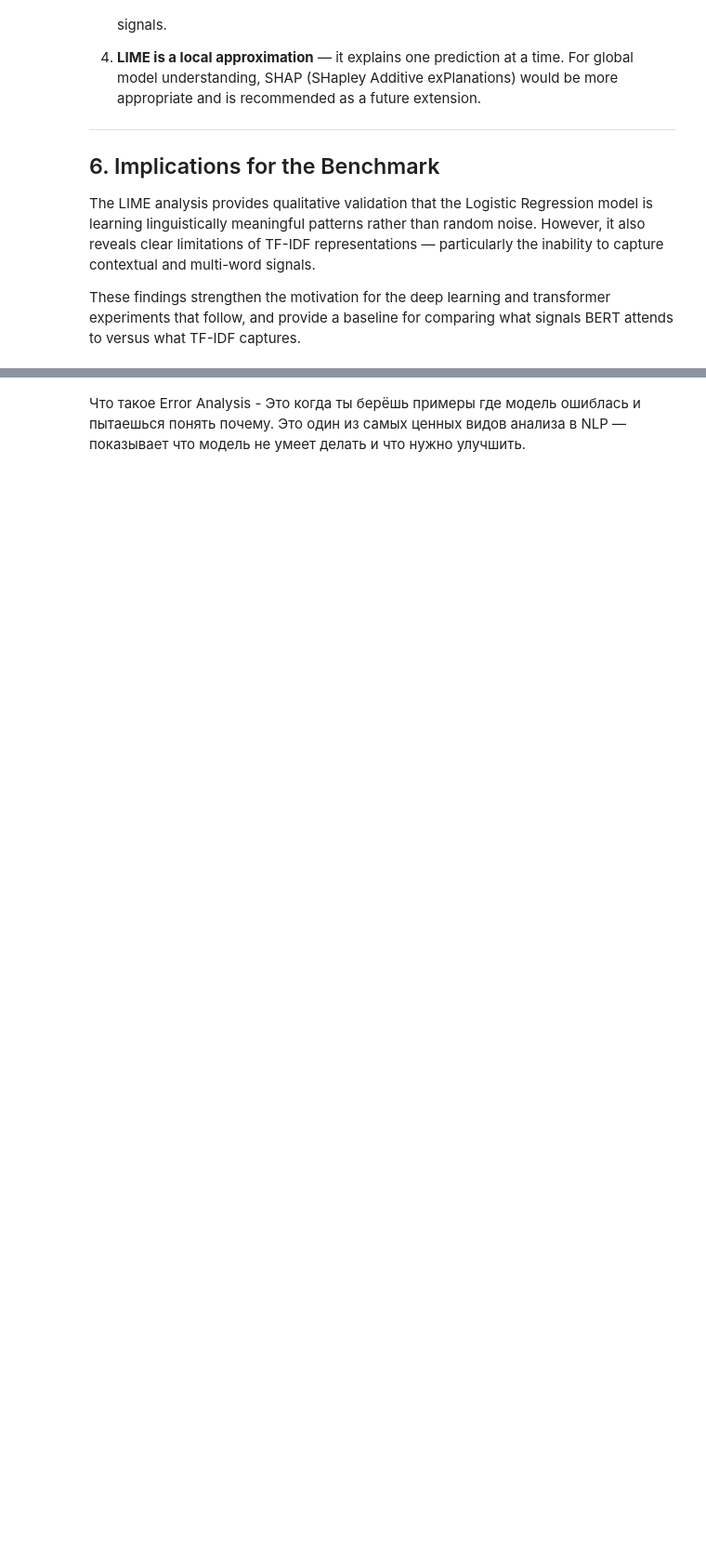
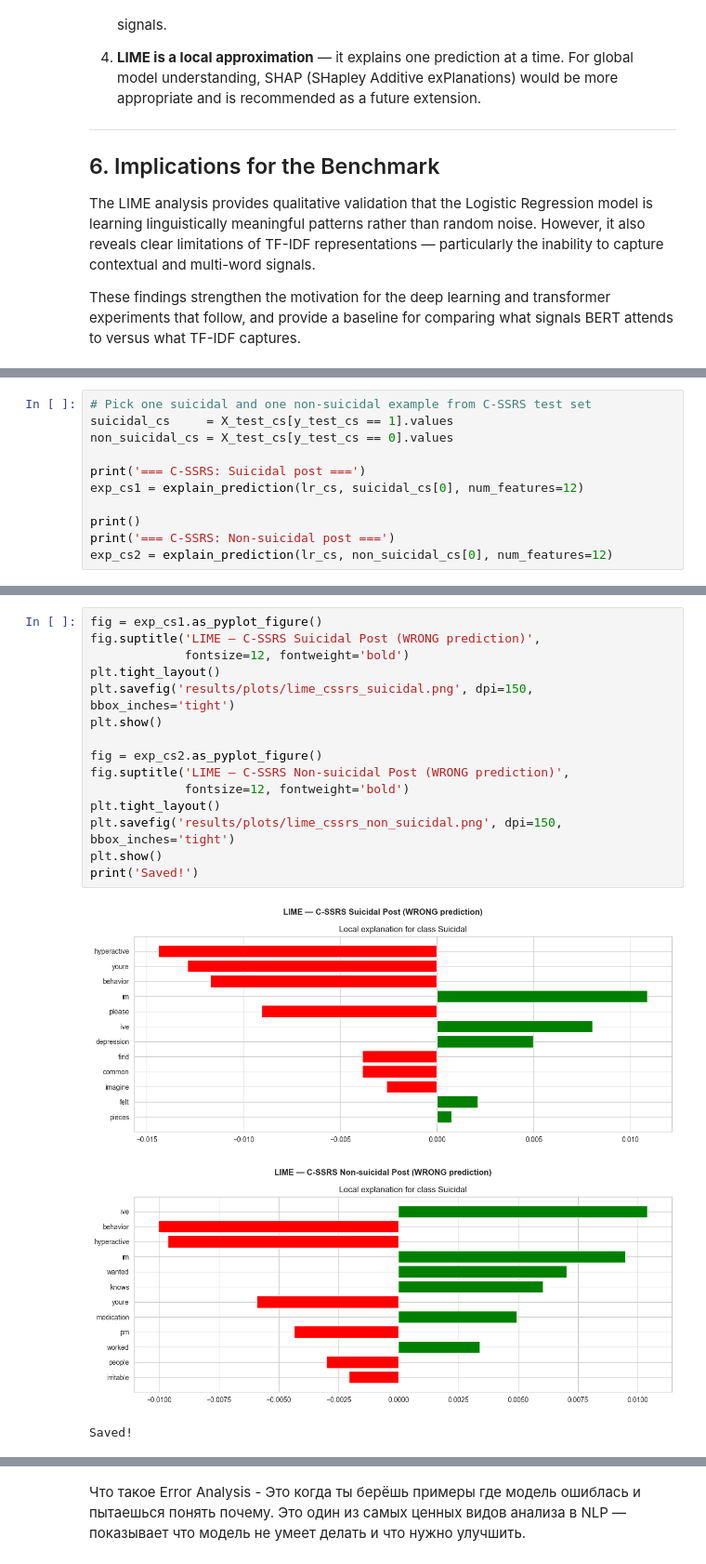
Before and after one commit to alinaerkul/suicidality-nlp, a Jupyter notebook: notebooks/02_ml_results.ipynb, the cells around one changed output, grey strips where cells are left out. Shown at 93% size. Saved outputs shown, nothing was run; the diff lists cells and outputs as text; blank space fills up the shorter version.

Commit message:
Add LIME analysis for C-SSRS dataset

```diff
--- a/notebooks/02_ml_results.ipynb
+++ b/notebooks/02_ml_results.ipynb
@@ -726,0 +765,11 @@ These findings strengthen the motivation for the deep learning and transformer e
+# %%
+# Pick one suicidal and one non-suicidal example from C-SSRS test set
+suicidal_cs     = X_test_cs[y_test_cs == 1].values
+non_suicidal_cs = X_test_cs[y_test_cs == 0].values
+
+print('=== C-SSRS: Suicidal post ===')
+exp_cs1 = explain_prediction(lr_cs, suicidal_cs[0], num_features=12)
+
+print()
+print('=== C-SSRS: Non-suicidal post ===')
+exp_cs2 = explain_prediction(lr_cs, non_suicidal_cs[0], num_features=12)
@@ -726,0 +794,19 @@ These findings strengthen the motivation for the deep learning and transformer e
+# %%
+fig = exp_cs1.as_pyplot_figure()
+fig.suptitle('LIME — C-SSRS Suicidal Post (WRONG prediction)',
+             fontsize=12, fontweight='bold')
+plt.tight_layout()
+plt.savefig('results/plots/lime_cssrs_suicidal.png', dpi=150, bbox_inches='tight')
+plt.show()
+
+fig = exp_cs2.as_pyplot_figure()
+fig.suptitle('LIME — C-SSRS Non-suicidal Post (WRONG prediction)',
+             fontsize=12, fontweight='bold')
+plt.tight_layout()
+plt.savefig('results/plots/lime_cssrs_non_suicidal.png', dpi=150, bbox_inches='tight')
+plt.show()
+print('Saved!')
+# %% [output]
+[figure, added]
+[figure, added]
+Saved!
```
Also changed, not shown: parts of 3 cells of this notebook, 2 other files.
